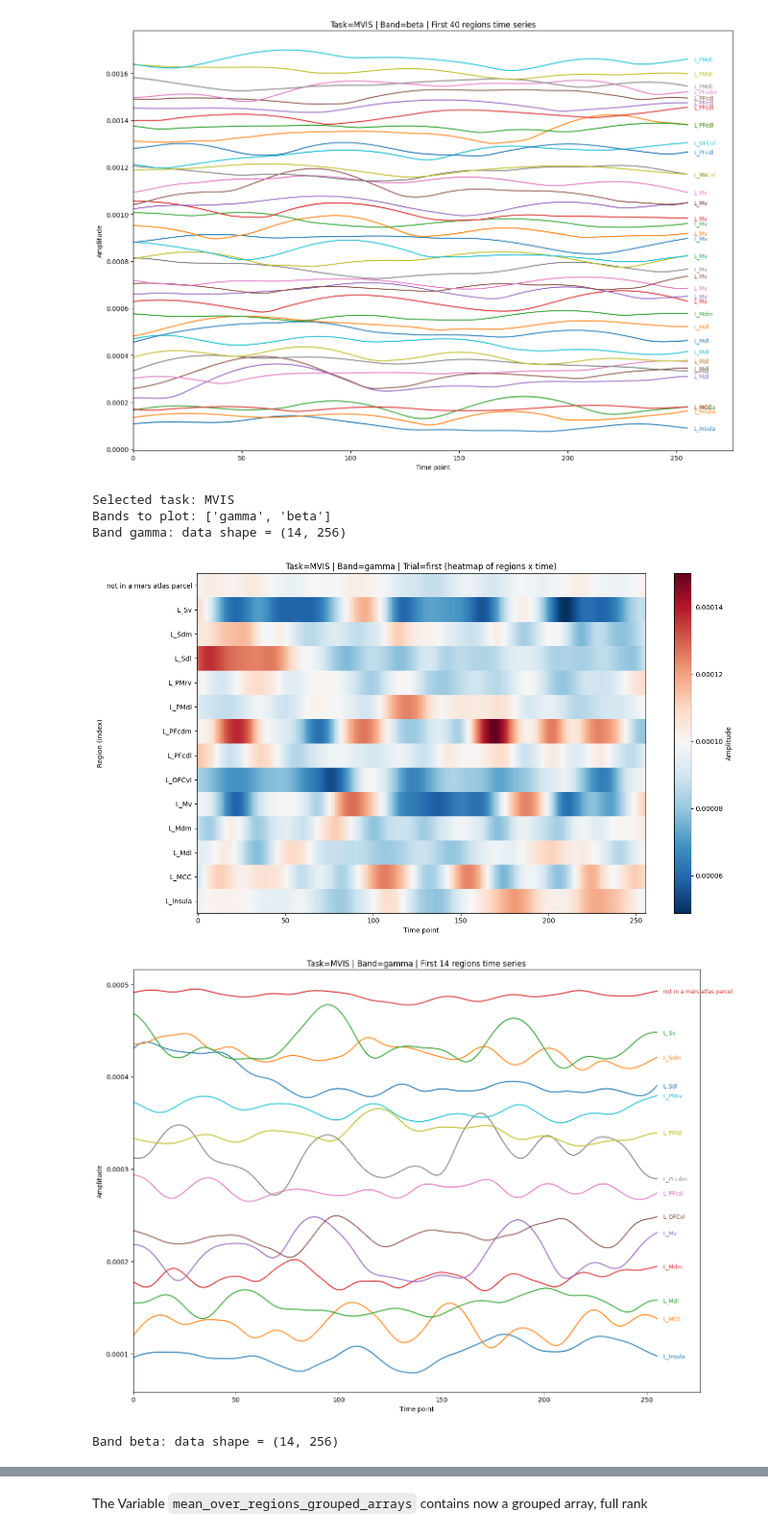
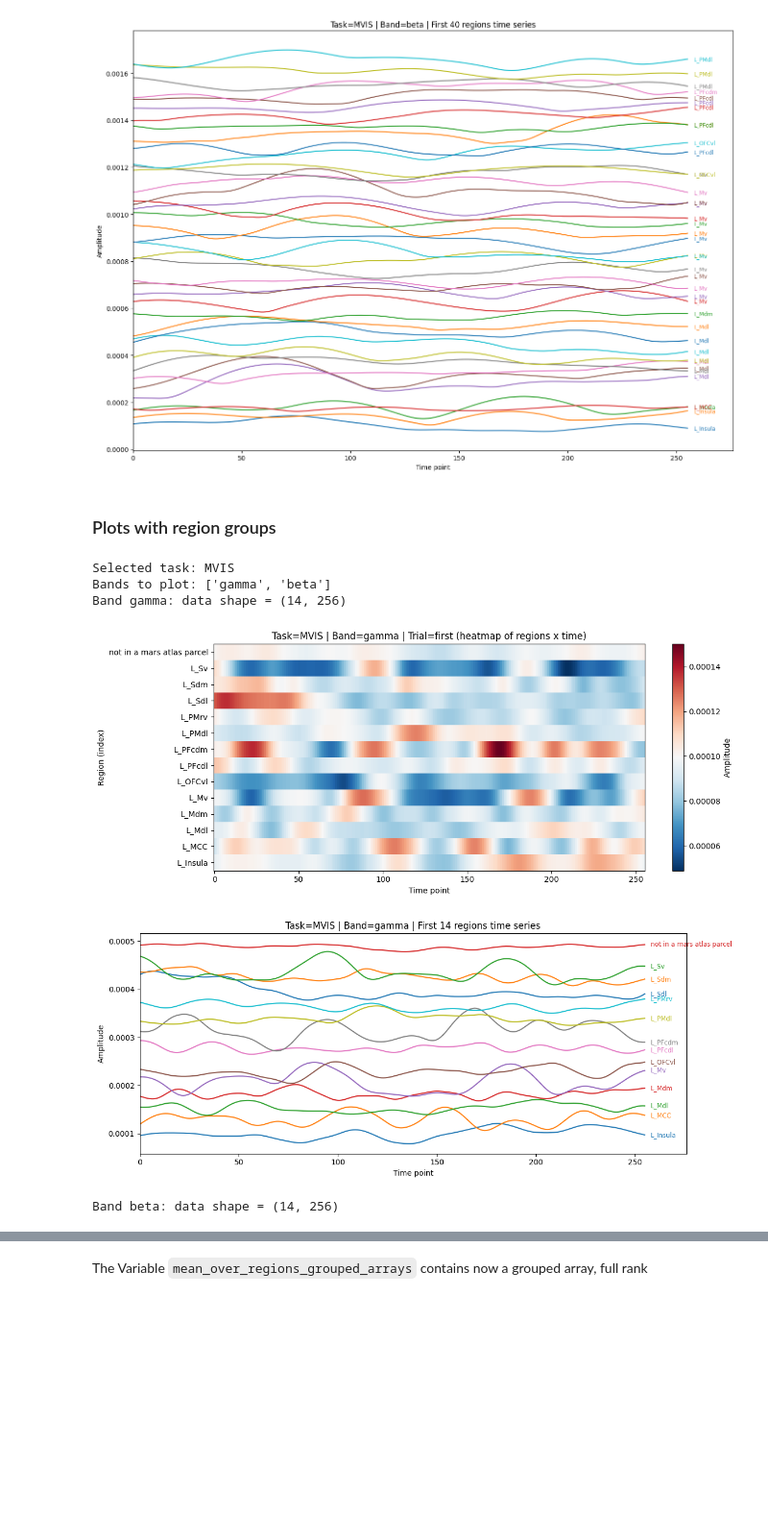
Before and after one commit to annikastiehl/IREM, a Jupyter notebook: dyca_analysis.ipynb, the cells around one changed output, grey strips where cells are left out. Shown at 96% size. Drawn from its saved outputs; the diff is of its cells as text; code cells hidden in the pictures; blank space fills up the shorter version.

Commit message:
new plots

```diff
--- a/dyca_analysis.ipynb
+++ b/dyca_analysis.ipynb
@@ -229,6 +229,8 @@ Band gamma: data shape = (93, 256)
 Band beta: data shape = (93, 256)
 [figure]
 [figure]
+# %% [markdown]
+### Plots with region groups
 # %%
 # Example plots: show test_array for one task and all regions for gamma and beta band
 import matplotlib.pyplot as plt
@@ -265,7 +267,7 @@ for band in bands_to_plot:
     print(f"Band {band}: data shape = {data.shape}")
 
     # Plot heatmap (regions x time)
-    plt.figure(figsize=(14, 8))
+    plt.figure(figsize=(12, 5))
     plt.imshow(data, aspect='auto', origin='lower', cmap='RdBu_r')
     plt.colorbar(label='Amplitude')
     plt.ylabel('Region (index)')
@@ -282,34 +284,34 @@ for band in bands_to_plot:
     if n > 0:
         ticks.append(n - 1)  # always include the final row
     tick_labels = [region_names[i] for i in ticks]
     plt.yticks(ticks, tick_labels)
     plt.tight_layout()
     plt.show()
 
     # also plot a few example region time series (first 8 regions)
     n_examples = min(40, data.shape[0])
-    plt.figure(figsize=(14, 10))
+    plt.figure(figsize=(12, 5))
     offset_step = np.max(np.abs(data)) * 0.2  # to separate the plots visually
     offsets = np.arange(n_examples) * offset_step
     ax = plt.gca()
     x = np.arange(data.shape[1])
     for i in range(n_examples):
         y = data[i] + offsets[i]
         ax.plot(x, y, color=f"C{i%10}")
         # place label at the end of the line (slightly to the right)
         ax.text(x[-1] + int(0.01 * data.shape[1]) + 1, y[-1], str(sel_trial.region.values[i]),
                 fontsize='small', va='center', color=f"C{i%10}")
     # extend x limits so the end labels are visible
     ax.set_xlim(0, data.shape[1] + int(0.06 * data.shape[1]) + 5)
     ax.set_xlabel('Time point')
     ax.set_ylabel('Amplitude')
     ax.set_title(f"Task={task} | Band={band} | First {n_examples} regions time series")
     plt.tight_layout()
     plt.show()
 # %% [output]
 Selected task: MVIS
 Bands to plot: ['gamma', 'beta']
 Band gamma: data shape = (14, 256)
-[figure, old version]
+[figure, new version]
-[figure, old version]
+[figure, new version]
 Band beta: data shape = (14, 256)
```
Also changed, not shown: parts of 5 cells of this notebook.
